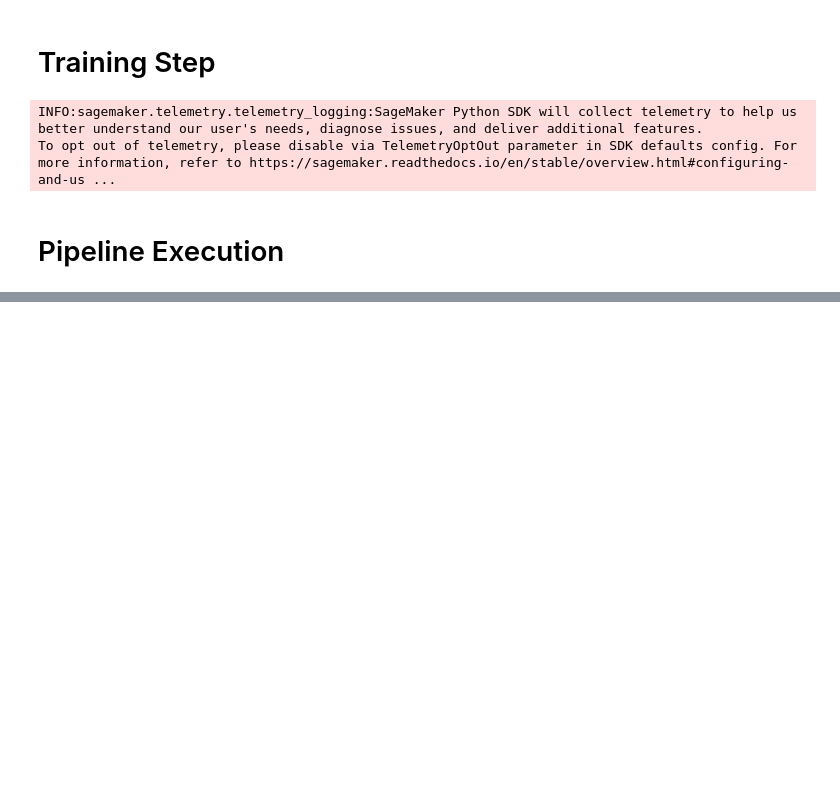
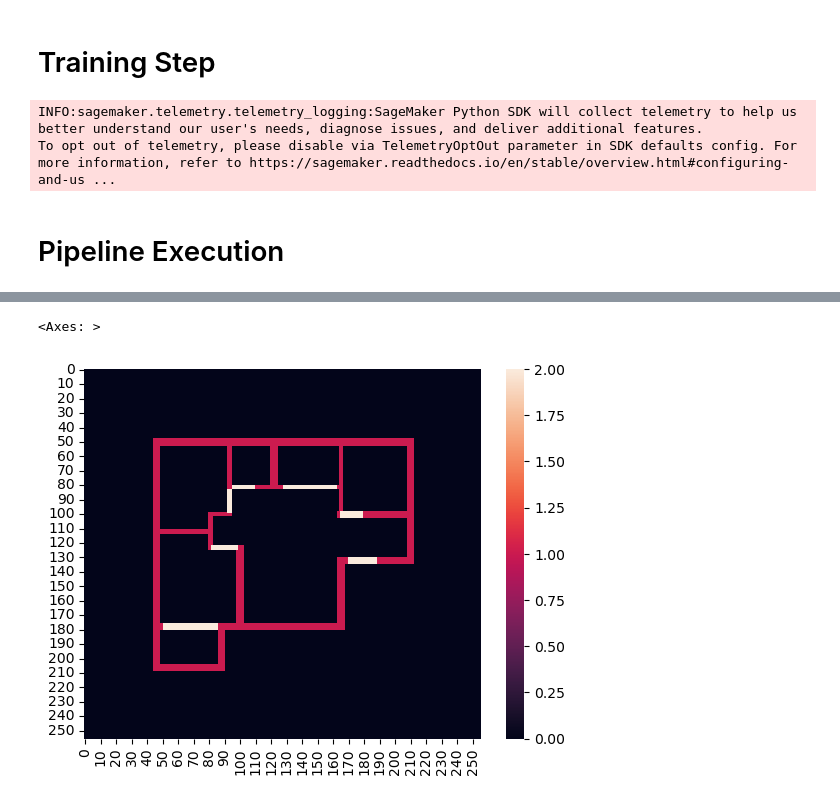
Before and after one commit to shaun-friedman/Generative-Interior-Synthesis, a Jupyter notebook: 4_Modeling.ipynb, the cells around one changed output, grey strips where cells are left out. Drawn from its saved outputs; the diff is of its cells as text; code cells hidden in the pictures; blank space fills up the shorter version.

```diff
--- a/4_Modeling.ipynb
+++ b/4_Modeling.ipynb
@@ -202,0 +267,7 @@ for step in execution.list_steps():
+# %%
+input_arrs = np.sum([boundary_mask_gt, room_mask_gt, door_mask_gt*2], axis=0)
+
+sns.heatmap(input_arrs)
+# %% [output]
+<Axes: >
+[figure, added]
```
Also changed, not shown: parts of 9 cells of this notebook.
